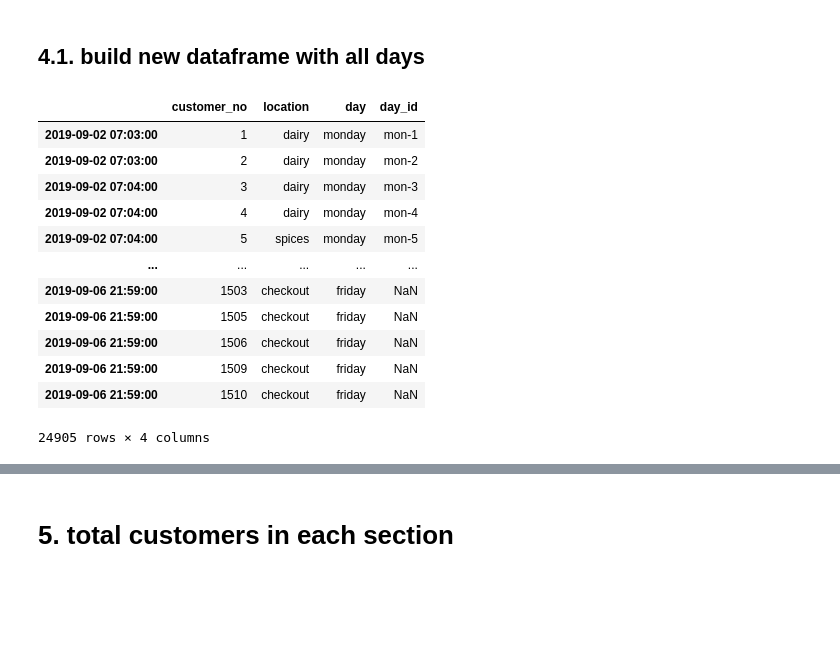
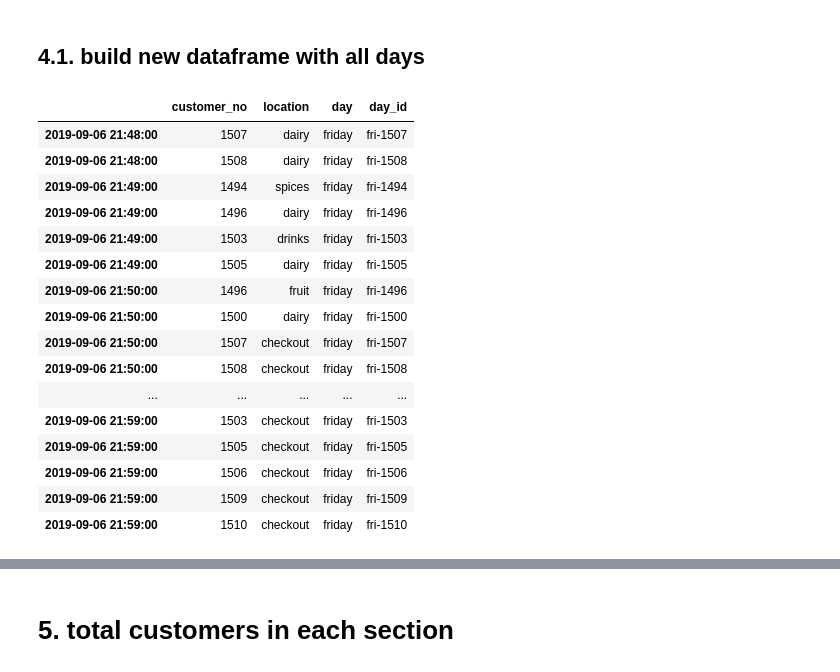
Before and after one commit to radu-bors/SupSim, a Jupyter notebook: day_1.ipynb, the cells around one changed output, grey strips where cells are left out. Saved outputs shown, nothing was run; the diff lists cells and outputs as text; code cells hidden in the pictures; blank space fills up the shorter version.

```diff
--- a/day_1.ipynb
+++ b/day_1.ipynb
@@ -162,21 +154,25 @@ friday.tail()
 ## 4.1. build new dataframe with all days
 # %%
 total = pd.concat(filled_data)
-total
+total.tail(20)
 # %% [output]
 |  | customer_no | location | day | day_id |
-| 2019-09-02 07:03:00 | 1 | dairy | monday | mon-1 |
-| 2019-09-02 07:03:00 | 2 | dairy | monday | mon-2 |
-| 2019-09-02 07:04:00 | 3 | dairy | monday | mon-3 |
-| 2019-09-02 07:04:00 | 4 | dairy | monday | mon-4 |
-| 2019-09-02 07:04:00 | 5 | spices | monday | mon-5 |
+| 2019-09-06 21:48:00 | 1507 | dairy | friday | fri-1507 |
+| 2019-09-06 21:48:00 | 1508 | dairy | friday | fri-1508 |
+| 2019-09-06 21:49:00 | 1494 | spices | friday | fri-1494 |
+| 2019-09-06 21:49:00 | 1496 | dairy | friday | fri-1496 |
+| 2019-09-06 21:49:00 | 1503 | drinks | friday | fri-1503 |
+| 2019-09-06 21:49:00 | 1505 | dairy | friday | fri-1505 |
+| 2019-09-06 21:50:00 | 1496 | fruit | friday | fri-1496 |
+| 2019-09-06 21:50:00 | 1500 | dairy | friday | fri-1500 |
+| 2019-09-06 21:50:00 | 1507 | checkout | friday | fri-1507 |
+| 2019-09-06 21:50:00 | 1508 | checkout | friday | fri-1508 |
 | ... | ... | ... | ... | ... |
-| 2019-09-06 21:59:00 | 1503 | checkout | friday | NaN |
-| 2019-09-06 21:59:00 | 1505 | checkout | friday | NaN |
-| 2019-09-06 21:59:00 | 1506 | checkout | friday | NaN |
-| 2019-09-06 21:59:00 | 1509 | checkout | friday | NaN |
-| 2019-09-06 21:59:00 | 1510 | checkout | friday | NaN |
+| 2019-09-06 21:59:00 | 1503 | checkout | friday | fri-1503 |
+| 2019-09-06 21:59:00 | 1505 | checkout | friday | fri-1505 |
+| 2019-09-06 21:59:00 | 1506 | checkout | friday | fri-1506 |
+| 2019-09-06 21:59:00 | 1509 | checkout | friday | fri-1509 |
+| 2019-09-06 21:59:00 | 1510 | checkout | friday | fri-1510 |
-24905 rows × 4 columns
 # %%
 total['day_id'].isna().sum()
 # %% [output]
```
Also changed, not shown: parts of 7 cells of this notebook, 2 other files.
